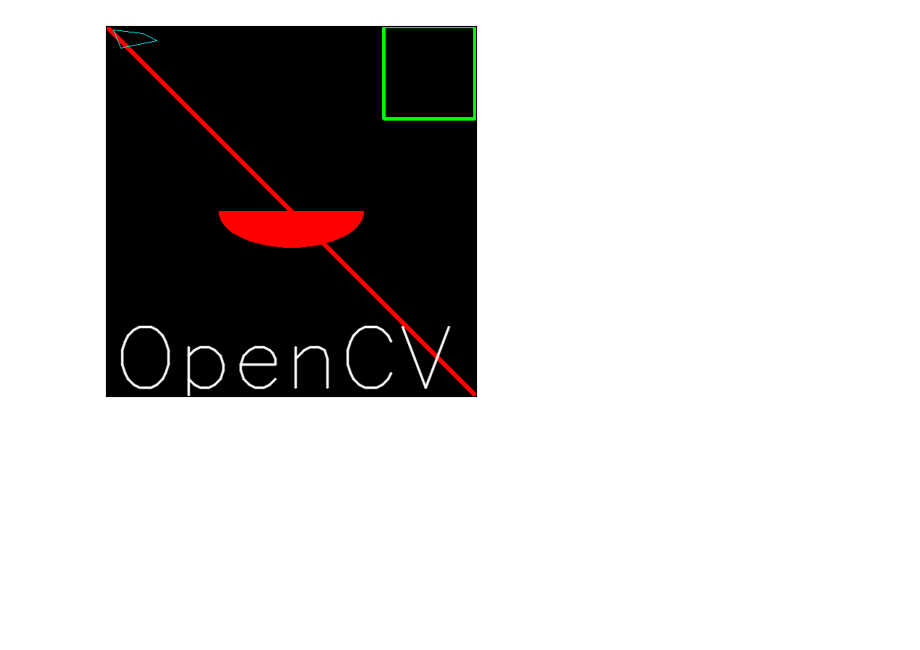
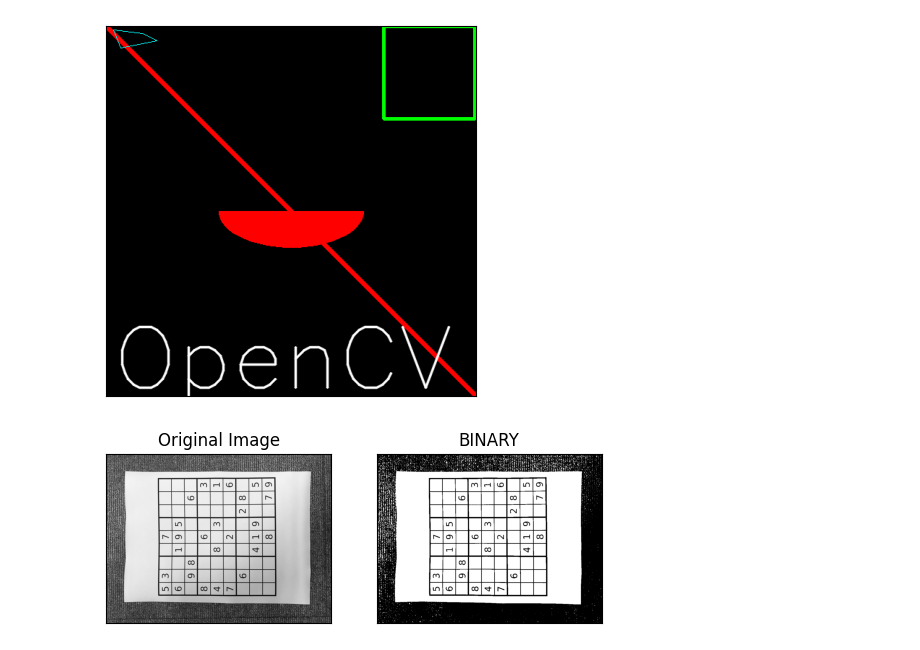
Before and after one commit to Riritan/ip2023, a Jupyter notebook: ch21-1.ipynb, the cells around one changed output. Saved outputs shown, nothing was run; the diff lists cells and outputs as text; code cells hidden in the pictures; blank space fills up the shorter version.

```diff
--- a/ch21-1.ipynb
+++ b/ch21-1.ipynb
@@ -243,0 +295,17 @@ cv2.destroyAllWindows
+# %%
+import cv2
+import numpy as np
+from matplotlib import pyplot as plt
+img = cv2.imread('gradient.png',0)
+ret,thresh1 = cv2.threshold(img,127,255,cv2.THRESH_BINARY)# 127기준으로 작으면 0 크면 255 -이거 말고는 다른거 쓸일없음
+ret,thresh2 = cv2.threshold(img,127,255,cv2.THRESH_BINARY_INV)# 127을 기준으로 작으면 255크면 0
+52
+ret,thresh3 = cv2.threshold(img,127,255,cv2.THRESH_TRUNC) # 127을 기준으로 크면 250 작으면 그대로둠
+ret,thresh4 = cv2.threshold(img,127,255,cv2.THRESH_TOZERO)# 127을 기준으로 크면 0 작으면 그대로 둠
+ret,thresh5 = cv2.threshold(img,127,255,cv2.THRESH_TOZERO_INV)# 위에꺼 반대
+ㅊ
+for i in xrange(6):
+    plt.subplot(2,3,i+1),plt.imshow(images[i],'gray')
+    plt.title(titles[i])
+    plt.xticks([]),plt.yticks([])
+    plt.show()
@@ -243,0 +316,13 @@ cv2.destroyAllWindows
+# %%
+img = cv2.imread('sIMG_2164.jpg',0)
+ret,thresh1 = cv2.threshold(img,127,255,cv2.THRESH_BINARY)
+# %%
+titles = ['Original Image','BINARY']
+images = [img, thresh1]
+for i in range(2):
+    plt.subplot(1,2,i+1),plt.imshow(images[i],'gray')
+    plt.title(titles[i])
+    plt.xticks([]),plt.yticks([])
+plt.show()
+# %% [output]
+[figure, added]
```
Also changed, not shown: parts of 3 cells of this notebook, 2 other files.
